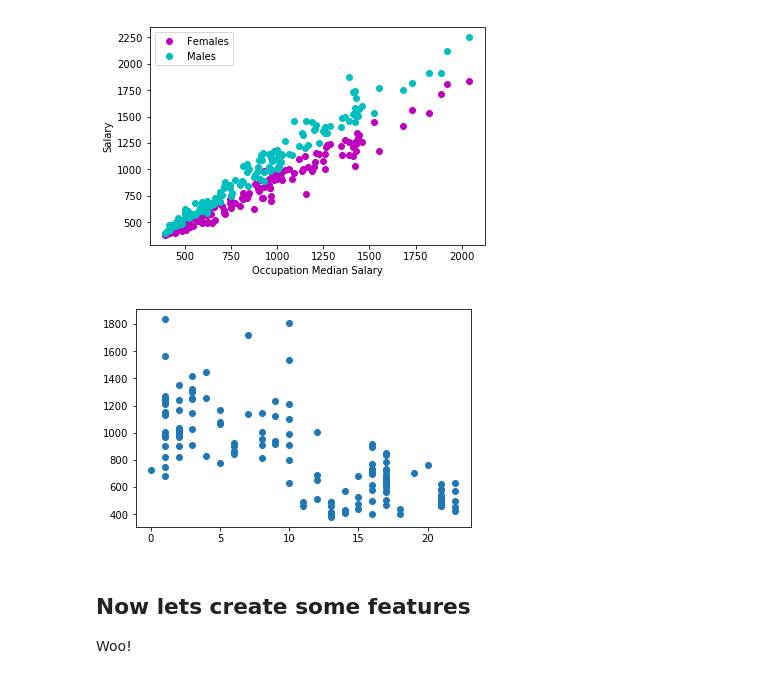
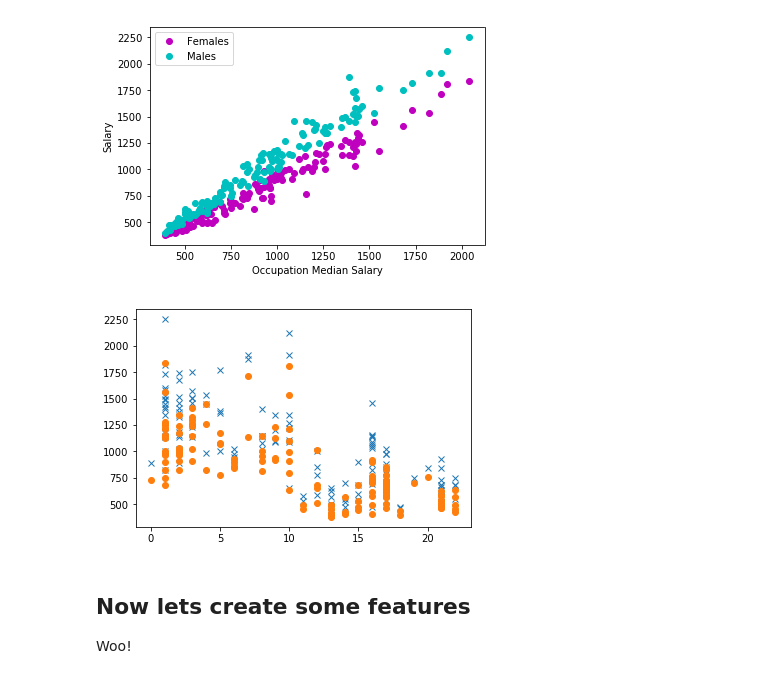
Before and after one commit to Schmidt8181/CapstoneProject, a Jupyter notebook: CapstoneProject.ipynb, the cells around one changed output. Saved outputs shown, nothing was run; the diff lists cells and outputs as text; code cells hidden in the pictures.

```diff
--- a/CapstoneProject.ipynb
+++ b/CapstoneProject.ipynb
@@ -278,11 +278,11 @@ plt.show()
 # %% [output]
 [figure]
 # %%
-
+plt.plot(cleanedgenderwage['Occupation_Category'], cleanedgenderwage['M_weekly'], 'x')
 plt.plot(cleanedgenderwage['Occupation_Category'], cleanedgenderwage['F_weekly'], 'o')
 plt.show()
 # %% [output]
-[figure, old version]
+[figure, new version]
 # %% [markdown]
 ## Now lets create some features
 
```
Also changed, not shown: parts of 15 cells of this notebook.
